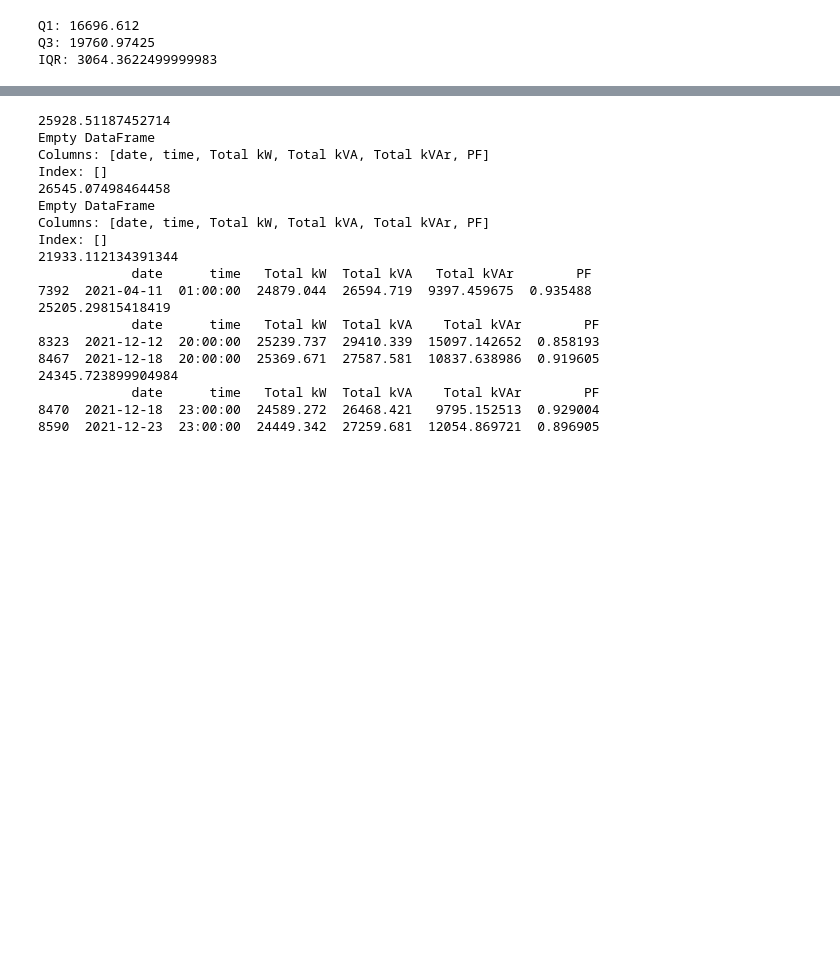
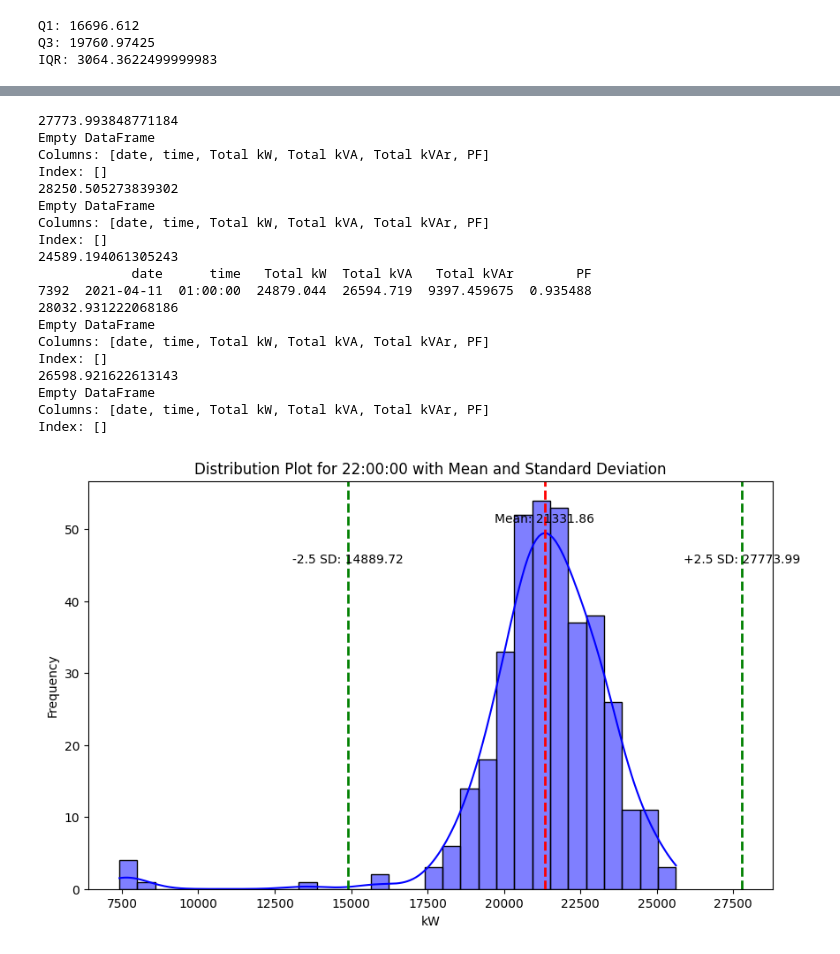
Before and after one commit to kwasichrappah/Customer_type_using_load_profile, a Jupyter notebook: stat_code/outlier_code.ipynb, the cells around one changed output, grey strips where cells are left out. Drawn from its saved outputs; the diff is of its cells as text; code cells hidden in the pictures; blank space fills up the shorter version.

```diff
--- a/stat_code/outlier_code.ipynb
+++ b/stat_code/outlier_code.ipynb
@@ -93,41 +122,71 @@ See the caveats in the documentation: https://pandas.pydata.org/pandas-docs/stab
 # %%
 
 #unique hour times of peaks
-times = rows_above_Q3['time'].unique()
+times = outliers_above_max['time'].unique()
 times
 for time in times:
     hour = df[df['time'] == time]
+
     # Calculate the mean of the 'age' column
     mean = hour['Total kW'].mean()
 
-# Calculate the standard deviation of the 'age' column
-    std_dev = hour['Total kW'].std()
+    # Calculate the standard deviation of the Power column
+    deviation_factor = 2.5 #for the full data,3 is standard
+    std_dev = deviation_factor*df['Total kW'].std()
 
-    # Filter the DataFrame to get rows where 'age' is greater than 30
-    ages_above_30 = hour[hour['Total kW'] > (mean + (2*std_dev) )]
-    tot = mean + (2*std_dev)
+
+    # Create the distribution plot
+    plt.figure(figsize=(10, 6))
+    sns.histplot(hour['Total kW'], kde=True, color='blue')
+
+    # Mark the mean
+    plt.axvline(mean, color='red', linestyle='dashed', linewidth=2)
+    plt.text(mean, plt.gca().get_ylim()[1] * 0.9, f'Mean: {mean:.2f}', color='black', ha='center')
+
+    # Mark the standard deviation
+    plt.axvline(mean - std_dev, color='green', linestyle='dashed', linewidth=2)
+    plt.axvline(mean + std_dev, color='green', linestyle='dashed', linewidth=2)
+    plt.text(mean - std_dev, plt.gca().get_ylim()[1] * 0.8, f'-2.5 SD: {mean - std_dev:.2f}', color='black', ha='center')
+    plt.text(mean + std_dev, plt.gca().get_ylim()[1] * 0.8, f'+2.5 SD: {mean + std_dev:.2f}', color='black', ha='center')
+
+    # Add titles and labels
+    plt.title(f'Distribution Plot for {time} with Mean and Standard Deviation')
+    plt.xlabel('kW')
+    plt.ylabel('Frequency')
+
+
+
+
+
+
+
+
+    #### Filter the DataFrame to get rows where 'age' is greater than 30
+    ages_above_30 = hour[hour['Total kW'] > (mean + (std_dev) )]
+    tot = mean + (std_dev)
     print(tot )
     print(ages_above_30)
 
 # Get the indices of these rows
     #locations = ages_above_30.index.tolist()
 # %% [output]
-25928.51187452714
+27773.993848771184
 Empty DataFrame
 Columns: [date, time, Total kW, Total kVA, Total kVAr, PF]
 Index: []
-26545.07498464458
+28250.505273839302
 Empty DataFrame
 Columns: [date, time, Total kW, Total kVA, Total kVAr, PF]
 Index: []
-21933.112134391344
+24589.194061305243
             date      time   Total kW  Total kVA   Total kVAr        PF
 7392  2021-04-11  01:00:00  24879.044  26594.719  9397.459675  0.935488
-25205.29815418419
-            date      time   Total kW  Total kVA    Total kVAr        PF
-8323  2021-12-12  20:00:00  25239.737  29410.339  15097.142652  0.858193
-8467  2021-12-18  20:00:00  25369.671  27587.581  10837.638986  0.919605
-24345.723899904984
-            date      time   Total kW  Total kVA    Total kVAr        PF
-8470  2021-12-18  23:00:00  24589.272  26468.421   9795.152513  0.929004
-8590  2021-12-23  23:00:00  24449.342  27259.681  12054.869721  0.896905
+28032.931222068186
+Empty DataFrame
+Columns: [date, time, Total kW, Total kVA, Total kVAr, PF]
+Index: []
+26598.921622613143
+Empty DataFrame
+Columns: [date, time, Total kW, Total kVA, Total kVAr, PF]
+Index: []
+[figure, added]
```
Also changed, not shown: parts of 9 cells of this notebook.
